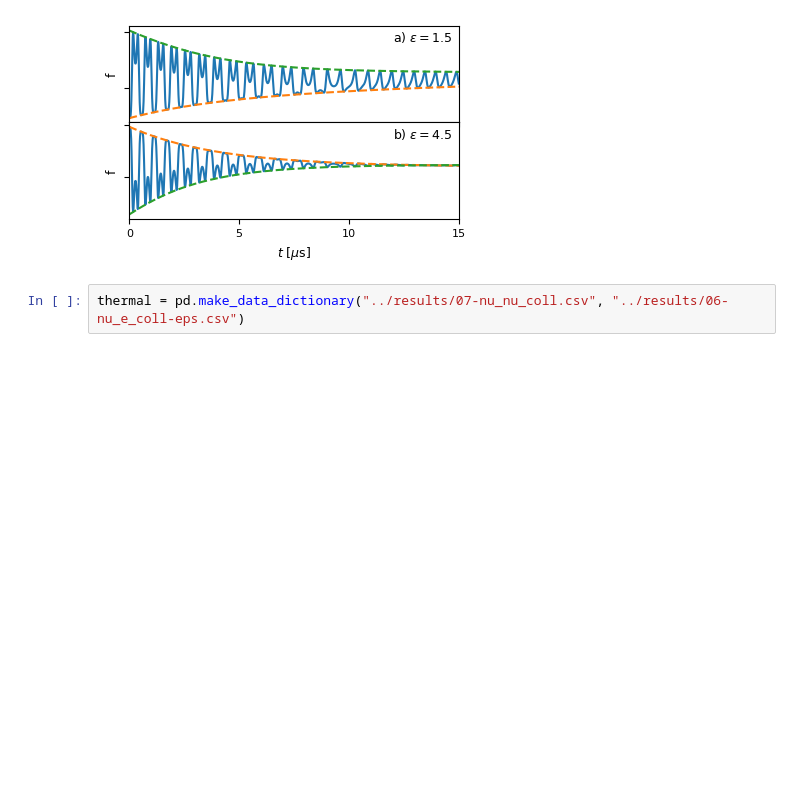
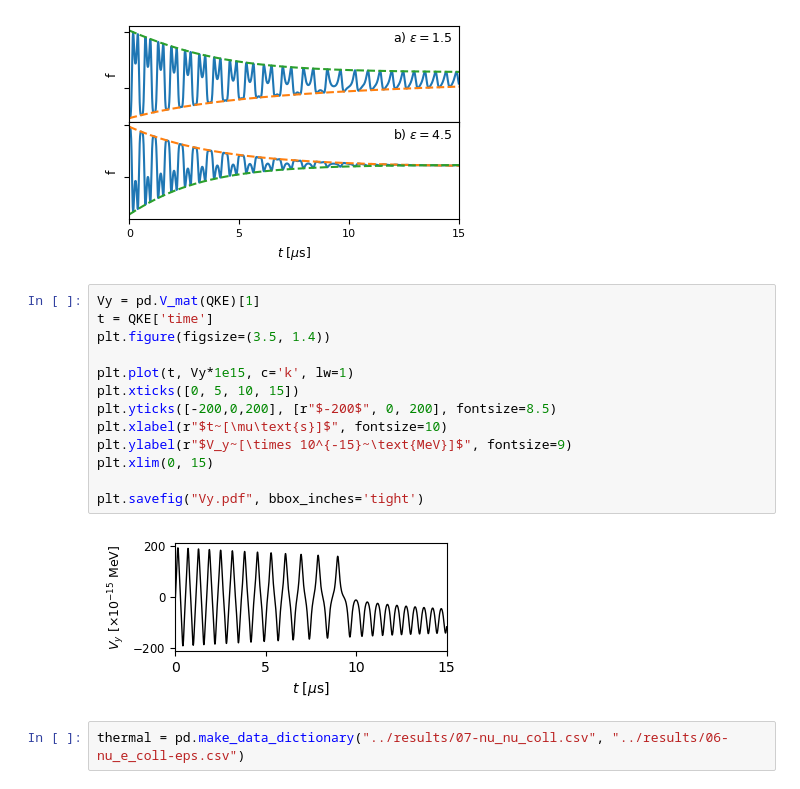
Before and after one commit to nuLABatUSD/QKESolveMPI, a Jupyter notebook: analysis/CompareBloch.ipynb, the cells around one changed output. Cells and saved outputs as stored; diff of their text form; blank space fills up the shorter version.

Commit message:
Vy plot

```diff
--- a/analysis/CompareBloch.ipynb
+++ b/analysis/CompareBloch.ipynb
@@ -588,6 +588,21 @@ plt.show()
 # ticks? not oscillating about 0? sharey=false? y ticks?
 # %% [output]
 [figure]
+# %%
+Vy = pd.V_mat(QKE)[1]
+t = QKE['time']
+plt.figure(figsize=(3.5, 1.4))
+
+plt.plot(t, Vy*1e15, c='k', lw=1)
+plt.xticks([0, 5, 10, 15])
+plt.yticks([-200,0,200], [r"$-200$", 0, 200], fontsize=8.5)
+plt.xlabel(r"$t~[\mu\text{s}]$", fontsize=10)
+plt.ylabel(r"$V_y~[\times 10^{-15}~\text{MeV}]$", fontsize=9)
+plt.xlim(0, 15)
+
+plt.savefig("Vy.pdf", bbox_inches='tight')
+# %% [output]
+[figure, added]
 # %%
 thermal = pd.make_data_dictionary("../results/07-nu_nu_coll.csv", "../results/06-nu_e_coll-eps.csv")
 # %%
```
